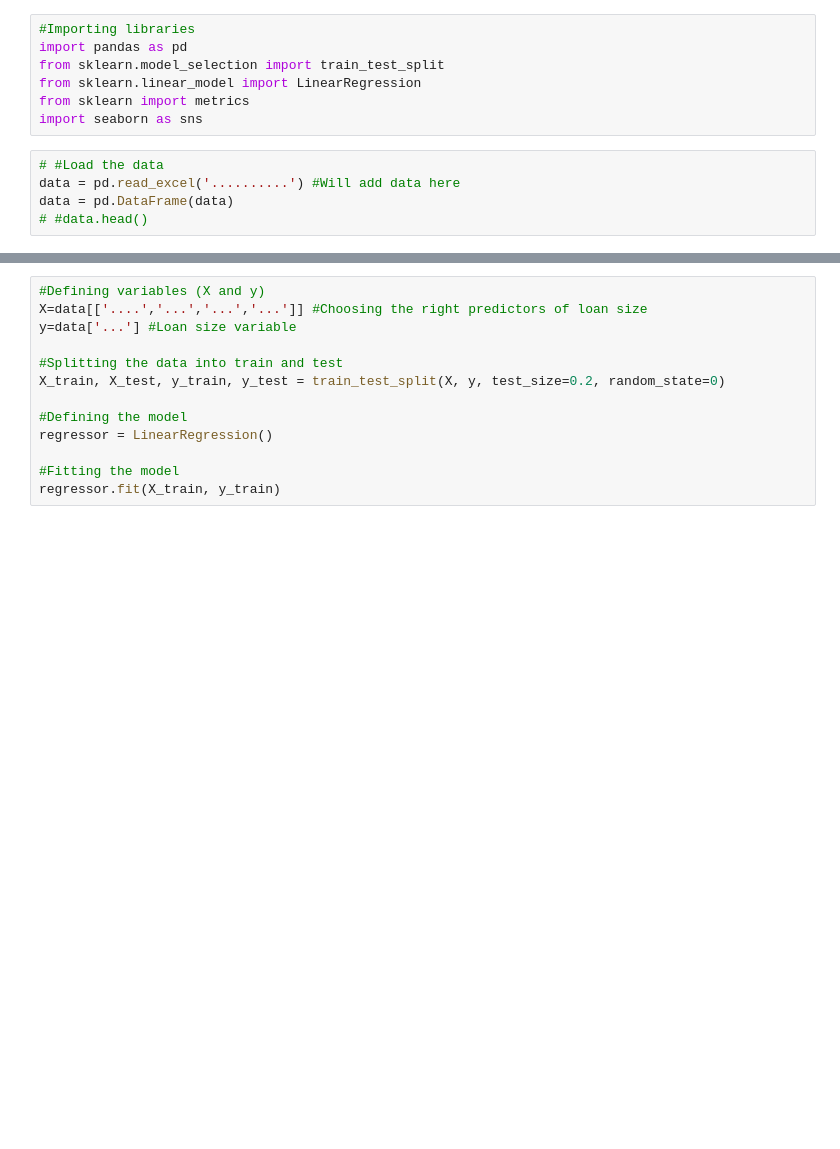
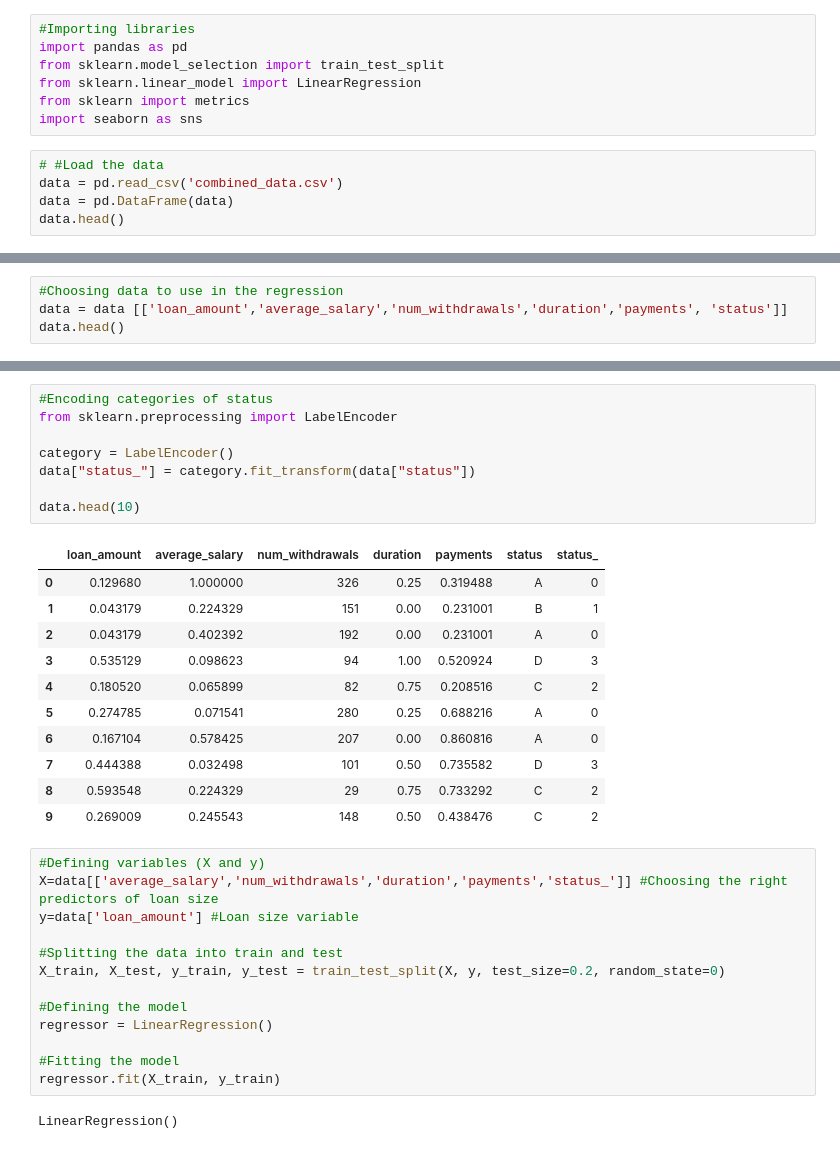
Before and after one commit to mattskier/ravens-dse-511, a Jupyter notebook: linear_regression_loan.ipynb, the cells around one changed output, grey strips where cells are left out. Saved outputs shown, nothing was run; the diff lists cells and outputs as text; blank space fills up the shorter version.

Commit message:
Updating the regression model using data

```diff
--- a/linear_regression_loan.ipynb
+++ b/linear_regression_loan.ipynb
@@ -7,6 +7,6 @@ from sklearn import metrics
 import seaborn as sns
 # %%
 # #Load the data
-data = pd.read_excel('..........') #Will add data here
+data = pd.read_csv('combined_data.csv')
 data = pd.DataFrame(data)
-# #data.head()
+data.head()
@@ -12,0 +21,4 @@ data = pd.DataFrame(data)
+# %%
+#Choosing data to use in the regression
+data = data [['loan_amount','average_salary','num_withdrawals','duration','payments', 'status']]
+data.head()
@@ -13,7 +32,27 @@ data = pd.DataFrame(data)
+# %%
+#Encoding categories of status
+from sklearn.preprocessing import LabelEncoder
+
+category = LabelEncoder()
+data["status_"] = category.fit_transform(data["status"])
+
+data.head(10)
+# %% [output]
+|  | loan_amount | average_salary | num_withdrawals | duration | payments | status | status_ |
+| 0 | 0.129680 | 1.000000 | 326 | 0.25 | 0.319488 | A | 0 |
+| 1 | 0.043179 | 0.224329 | 151 | 0.00 | 0.231001 | B | 1 |
+| 2 | 0.043179 | 0.402392 | 192 | 0.00 | 0.231001 | A | 0 |
+| 3 | 0.535129 | 0.098623 | 94 | 1.00 | 0.520924 | D | 3 |
+| 4 | 0.180520 | 0.065899 | 82 | 0.75 | 0.208516 | C | 2 |
+| 5 | 0.274785 | 0.071541 | 280 | 0.25 | 0.688216 | A | 0 |
+| 6 | 0.167104 | 0.578425 | 207 | 0.00 | 0.860816 | A | 0 |
+| 7 | 0.444388 | 0.032498 | 101 | 0.50 | 0.735582 | D | 3 |
+| 8 | 0.593548 | 0.224329 | 29 | 0.75 | 0.733292 | C | 2 |
+| 9 | 0.269009 | 0.245543 | 148 | 0.50 | 0.438476 | C | 2 |
 # %%
 #Defining variables (X and y)
-X=data[['....','...','...','...']] #Choosing the right predictors of loan size
-y=data['...'] #Loan size variable
+X=data[['average_salary','num_withdrawals','duration','payments','status_']] #Choosing the right predictors of loan size
+y=data['loan_amount'] #Loan size variable
 
 #Splitting the data into train and test
 X_train, X_test, y_train, y_test = train_test_split(X, y, test_size=0.2, random_state=0)
@@ -23,6 +62,8 @@ regressor = LinearRegression()
 
 #Fitting the model
 regressor.fit(X_train, y_train)
+# %% [output]
+LinearRegression()
 # %%
 #The intercept
 print("The intercept is:", regressor.intercept_)
```
Also changed, not shown: parts of 6 cells of this notebook.
